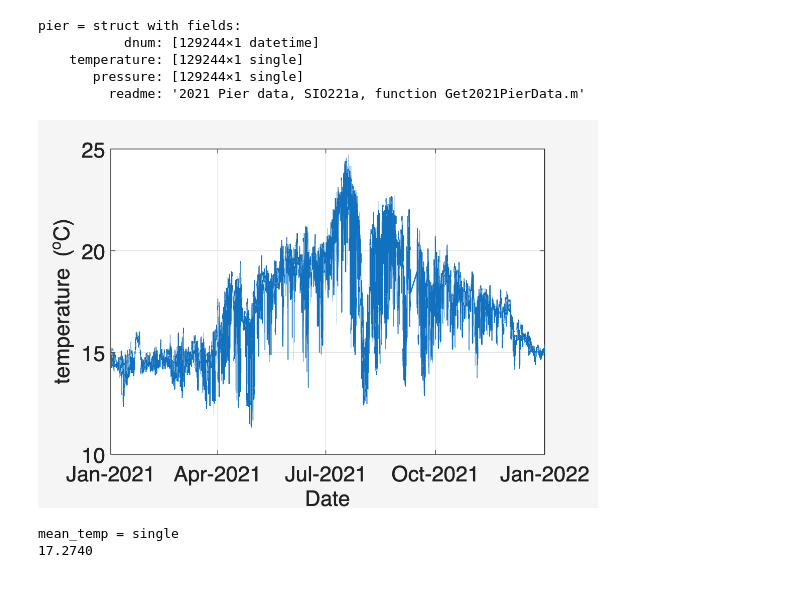
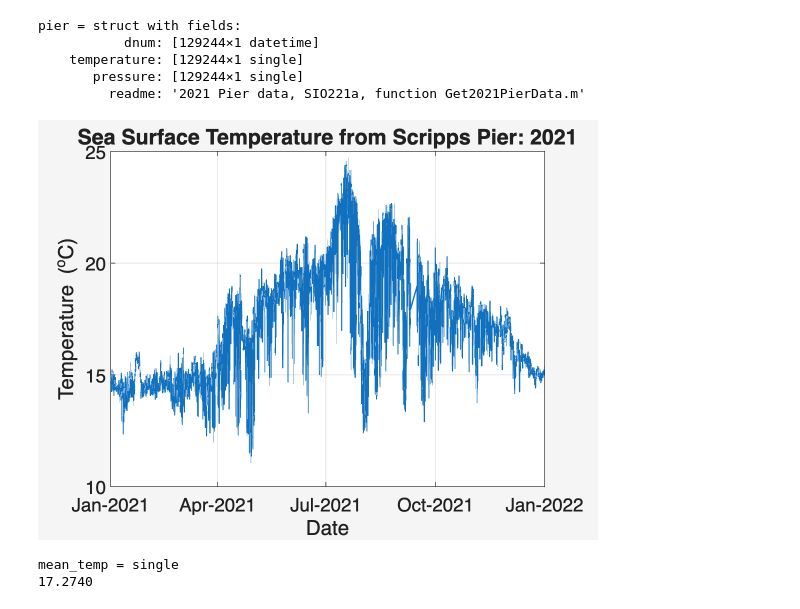
Before and after one commit to ElyDawson/SIO221a_Github_code_2026, a Jupyter notebook: submissions/ELY-DAWSON/HW1.ipynb, the cells around one changed output. Saved outputs shown, nothing was run; the diff lists cells and outputs as text; code cells hidden in the pictures.

```diff
--- a/submissions/ELY-DAWSON/HW1.ipynb
+++ b/submissions/ELY-DAWSON/HW1.ipynb
@@ -72,13 +72,12 @@ pier = struct with fields:
 # %%
 figure(1); clf;
 plot(pier.dnum, pier.temperature, 'LineWidth', 1)
-xticks('auto');
 xtickformat('MMM-yyyy');
-set(gca,'FontSize',16)
-xlabel('Date','FontSize',16)
-ylabel('Temperature (^oC)','FontSize',16)
+xlabel('Date')
+ylabel('Temperature (^oC)')
+title('Sea Surface Temperature from Scripps Pier: 2021','fontsize',16)
 grid on
 # %% [output]
-[figure, old version]
+[figure, new version]
 # %%
 % Question 1b: Compute the mean and standard deviation for the sea surface temperature data.
```
Also changed, not shown: parts of 15 cells of this notebook.
